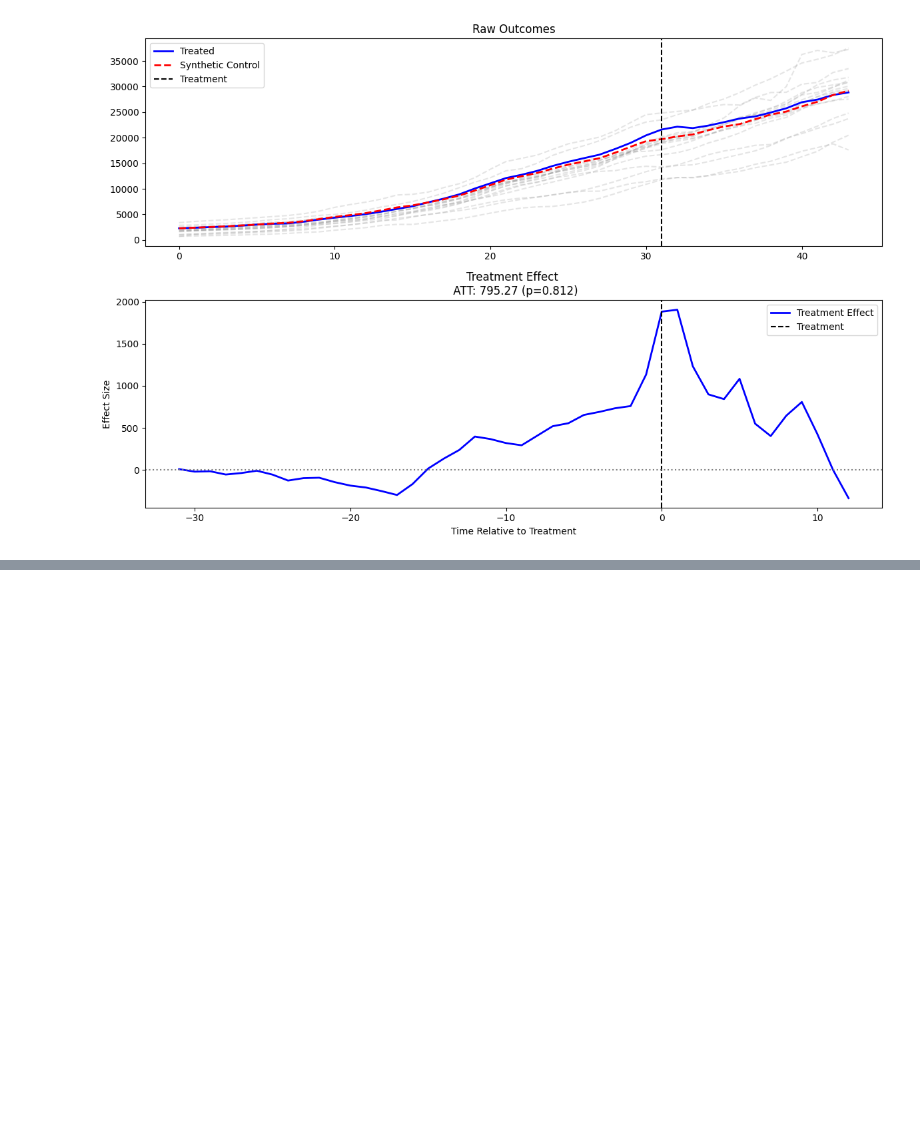
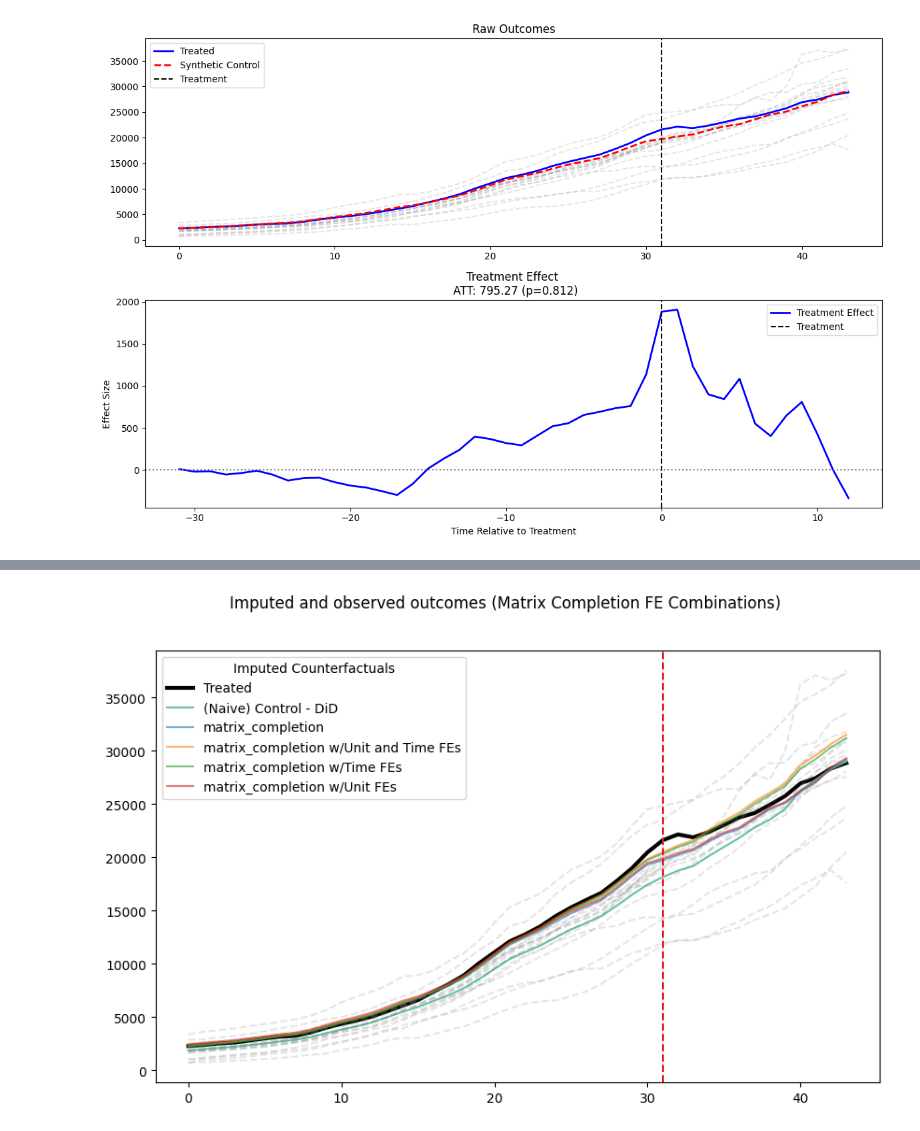
Before and after one commit to apoorvalal/synthlearners, a Jupyter notebook: notebooks/demo_mcnnm.ipynb, the cells around one changed output, grey strips where cells are left out. Cells and saved outputs as stored; diff of their text form; code cells hidden in the pictures; blank space fills up the shorter version.

```diff
--- a/notebooks/demo_mcnnm.ipynb
+++ b/notebooks/demo_mcnnm.ipynb
@@ -284,0 +332,25 @@ plt.show()
+# %%
+# Fit multiple synthetic controls
+synth_methods2 = [
+    Synth(method="matrix_completion"),
+    Synth(method="matrix_completion",unit_intercept=True,time_intercept=True),
+    Synth(method="matrix_completion",unit_intercept=False,time_intercept=True),
+    Synth(method="matrix_completion",unit_intercept=True,time_intercept=False),
+]
+
+results2 = [
+    method.fit(data["Y"], data["treated_units"], data["T_pre"], compute_jackknife=False,verbose=False)
+    for method in synth_methods2
+]
+
+# Create plot
+plotter2 = SynthPlotter()
+fig, ax = plt.subplots(1, 1, figsize=(10, 6))
+plotter2.plot_trajectories(
+    results2, data["Y"], data["treated_units"], data["T_pre"],
+    ax=ax, show_controls=True
+)
+fig.suptitle("Imputed and observed outcomes (Matrix Completion FE Combinations)")
+plt.show()
+# %% [output]
+[figure, added]
```
Also changed, not shown: parts of 15 cells of this notebook, 4 other files.
